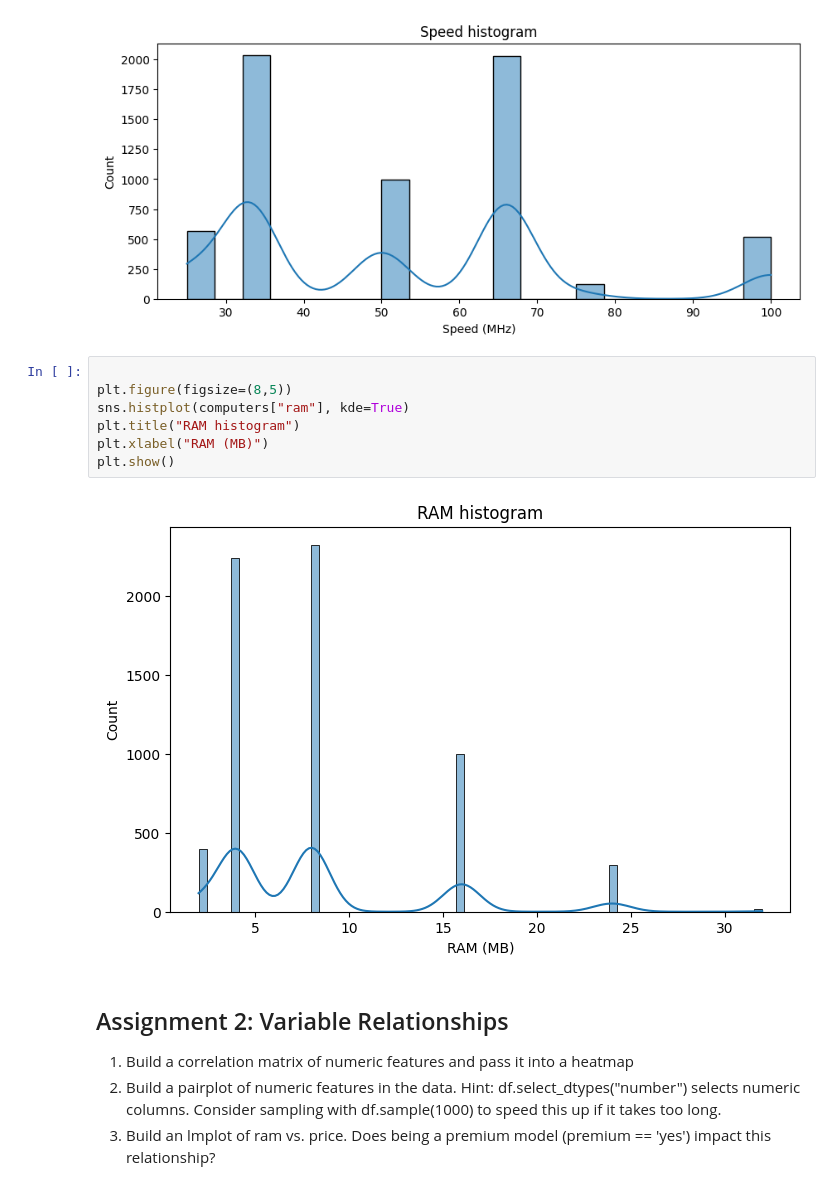
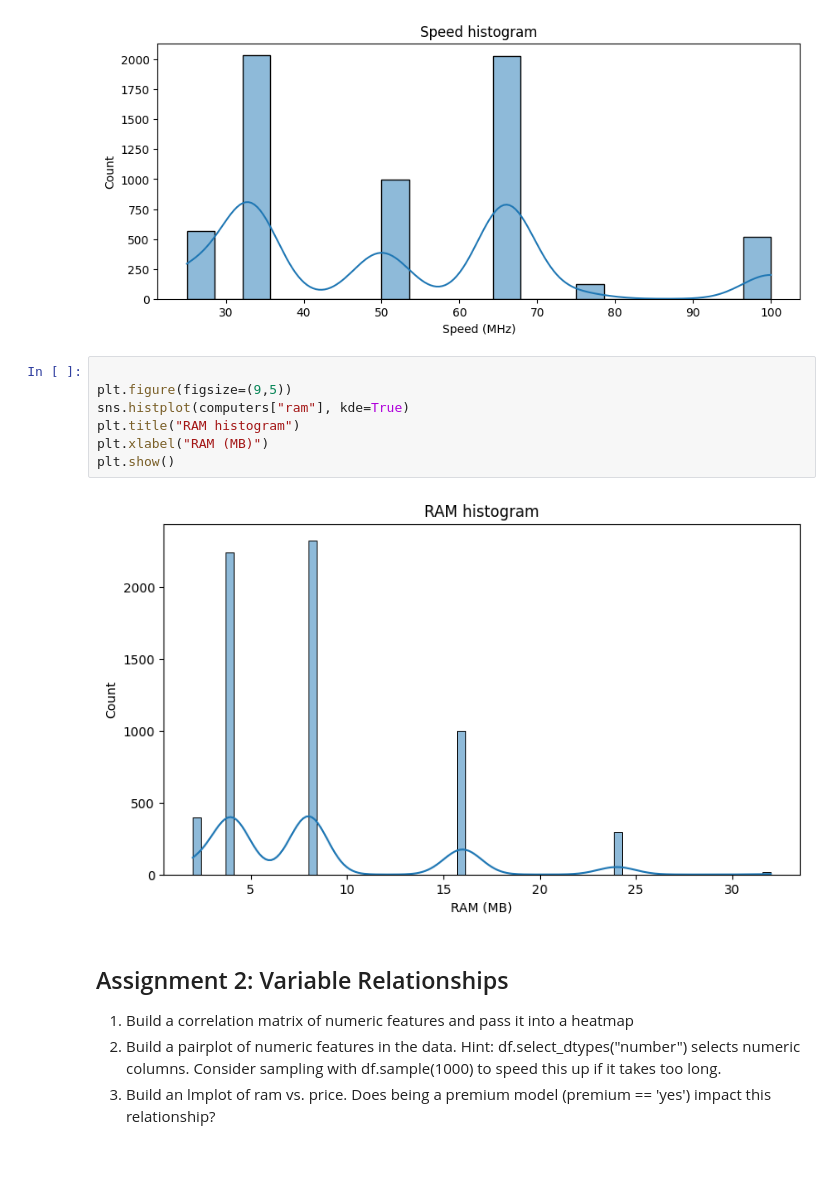
Before and after one commit to Devilstix/BIT_Data_analyst, a Jupyter notebook: 05_regressions/01_lesson/01_EDA_assignments.ipynb, the cells around one changed output. Cells and saved outputs as stored; diff of their text form; blank space fills up the shorter version.

```diff
--- a/05_regressions/01_lesson/01_EDA_assignments.ipynb
+++ b/05_regressions/01_lesson/01_EDA_assignments.ipynb
@@ -60,13 +68,13 @@ plt.show()
 [figure]
 # %%
 
-plt.figure(figsize=(8,5))
+plt.figure(figsize=(9,5))
 sns.histplot(computers["ram"], kde=True)
 plt.title("RAM histogram")
 plt.xlabel("RAM (MB)")
 plt.show()
 # %% [output]
-[figure, old version]
+[figure, new version]
 # %% [markdown]
 ## Assignment 2: Variable Relationships
 
```
Also changed, not shown: parts of 4 cells of this notebook, 3 other files.
